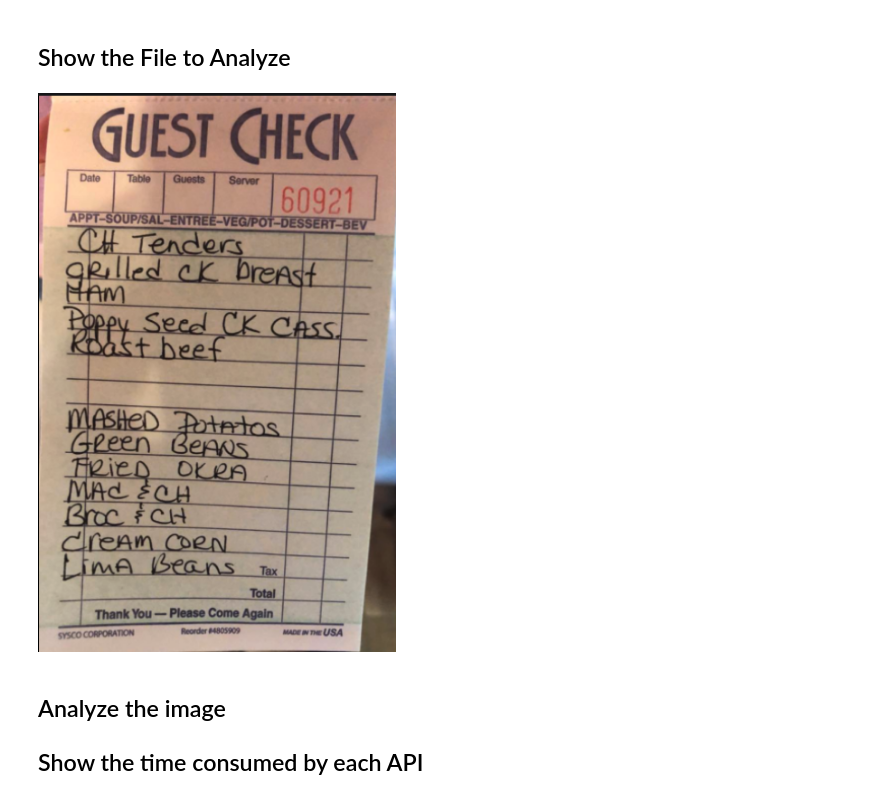
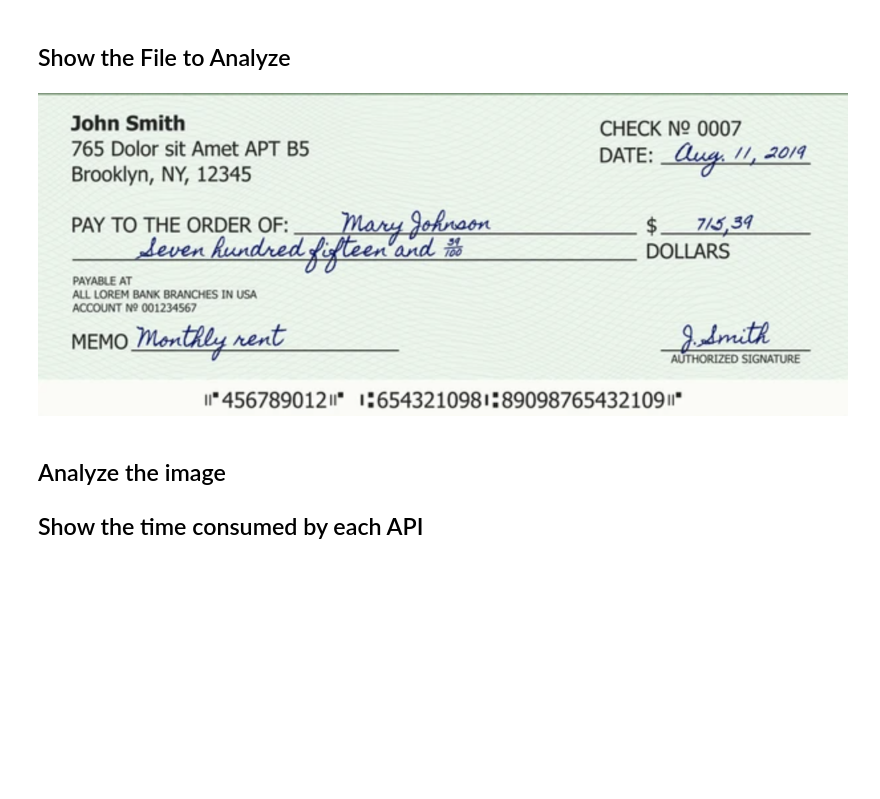
Before and after one commit to vicrojo/textract, a Jupyter notebook: handwritten/HandWritten.ipynb, the cells around one changed output. Saved outputs shown, nothing was run; the diff lists cells and outputs as text; code cells hidden in the pictures; blank space fills up the shorter version.

```diff
--- a/handwritten/HandWritten.ipynb
+++ b/handwritten/HandWritten.ipynb
@@ -30,16 +42,16 @@ textract = boto3.client('textract')
 # %%
 #Set PDF File location
 input_file_location = "./"
-input_file_name = "samplelist.png"
+input_file_name = "check.png"
 
 with open(input_file_location + input_file_name, 'rb') as document:
     filedata = bytearray(document.read())
 
 img = Image.open(BytesIO(filedata))
 
 display(img)
 # %% [output]
-[figure, old version]
+[figure, new version]
 # %% [markdown]
 ## Analyze the image
 ## Show the time consumed by each API
```
Also changed, not shown: parts of 4 cells of this notebook, 2 other files.
